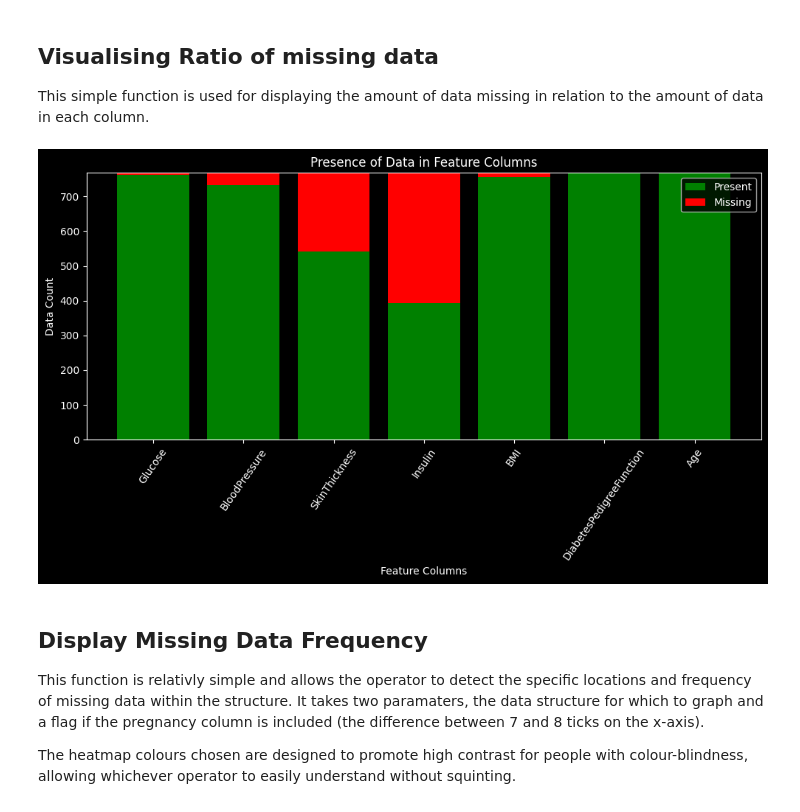
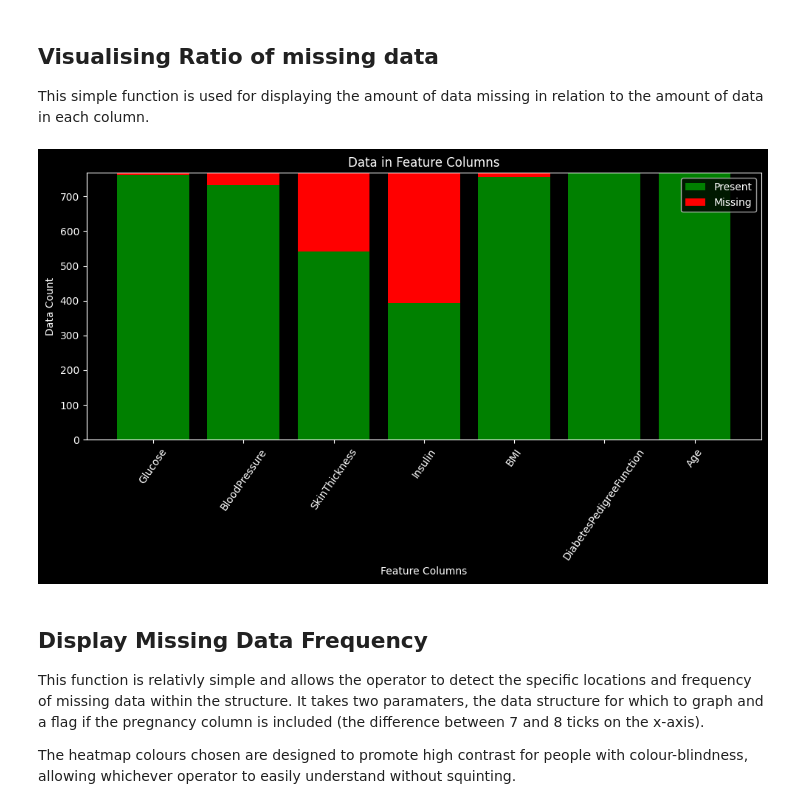
Before and after one commit to Sp0xF8/Individual-Project, a Jupyter notebook: assessment_final.ipynb, the cells around one changed output. Saved outputs shown, nothing was run; the diff lists cells and outputs as text; code cells hidden in the pictures.

```diff
--- a/assessment_final.ipynb
+++ b/assessment_final.ipynb
@@ -139,27 +139,27 @@ This simple function is used for displaying the amount of data missing in relati
 # %%
 def visualised_missing_data(data):
 
 	present_data = data.count()
 	missing_data = len(data) - present_data
 
 	# Plotting both present and missing data
 	plt.figure(figsize=(10, 6))
 	plt.bar(data.columns, present_data, color='green', label='Present')
 	plt.bar(data.columns, missing_data, bottom=present_data, color='red', label='Missing')
 
 	# Customizing plot
-	plt.title('Presence of Data in Feature Columns')
+	plt.title('Data in Feature Columns')
 	plt.xlabel('Feature Columns')
 	plt.ylabel('Data Count')
 	plt.xticks(rotation=55)
 	plt.legend()
 	plt.tight_layout()
 	plt.show()
 
 
 visualised_missing_data(no_pregnancy)
 # %% [output]
-[figure, old version]
+[figure, new version]
 # %% [markdown]
 ## Display Missing Data Frequency
 
```
Also changed, not shown: parts of 19 cells of this notebook, 7 other files.
